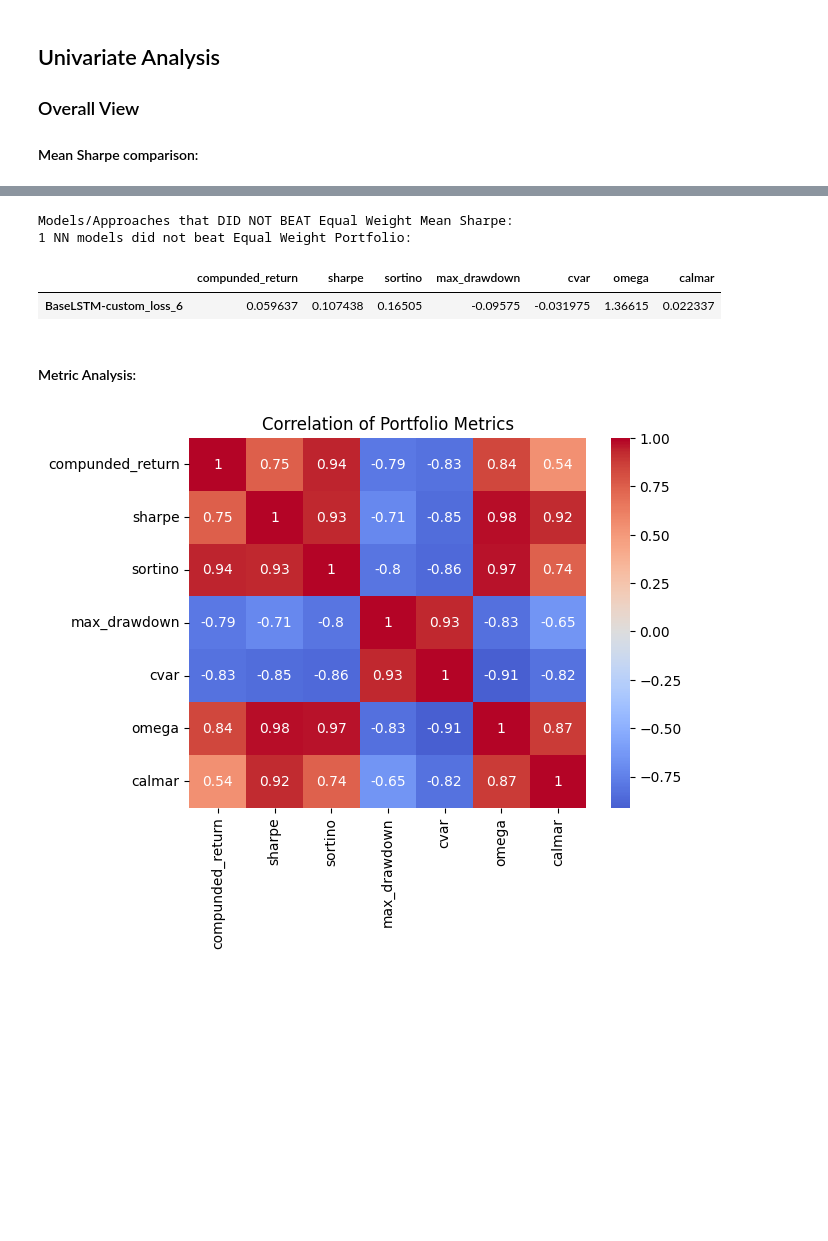
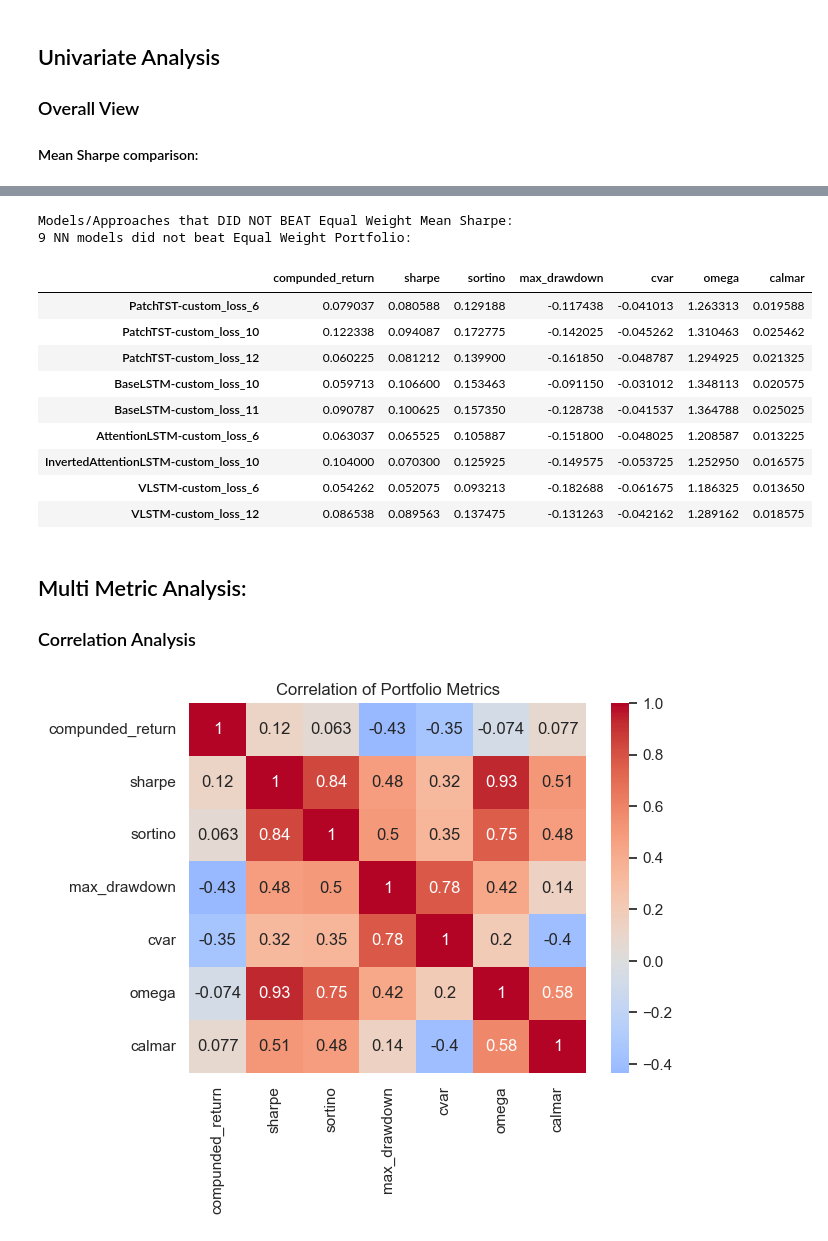
Before and after one commit to travisdesell/exact, a Jupyter notebook: financial_loss_functions/exploration/wfv_analysis.ipynb, the cells around one changed output, grey strips where cells are left out. Drawn from its saved outputs; the diff is of its cells as text; code cells hidden in the pictures; blank space fills up the shorter version.

```diff
--- a/financial_loss_functions/exploration/wfv_analysis.ipynb
+++ b/financial_loss_functions/exploration/wfv_analysis.ipynb
@@ -62,21 +129,8 @@ Average Portfolio Performance Over All Steps:
 ### Overall View
 #### Mean Sharpe comparison:
 # %%
-EQ_WT_NAME = 'Equal_Weight'
-SP500_NAME = 'S&P500'
 
-TradModelLibrary.autodiscover('src.models')
-all_benches = TradModelLibrary.list_models()
-all_benches.extend([EQ_WT_NAME, SP500_NAME])
-
-# Filter models that beat Equal Weight Portfolio
-filtered_perf, _ = filter_models(
-    avg_perf, EQ_WT_NAME, 'sharpe', all_benches
-)
-
-filtered_perf = filtered_perf.sort_values(by='sharpe', ascending=False)
 filtered_perf['sharpe'].plot.bar(title='Mean Sharpe vs Optimizer')
 print('Models/Approaches that BEAT Equal Weight Mean Sharpe:')
-filtered_perf
 # %% [output]
 Models/Approaches that BEAT Equal Weight Mean Sharpe:
@@ -92,10 +138,18 @@ Models/Approaches that BEAT Equal Weight Mean Sharpe:
 # %%
 print('Models/Approaches that DID NOT BEAT Equal Weight Mean Sharpe:')
-no_beat = avg_perf.drop(filtered_perf.index, axis=0)
+no_beat = all_avg_perf.drop(filtered_perf.index, axis=0)
 print(f'{len(no_beat)} NN models did not beat Equal Weight Portfolio:')
 no_beat
 # %% [output]
 Models/Approaches that DID NOT BEAT Equal Weight Mean Sharpe:
-1 NN models did not beat Equal Weight Portfolio:
+9 NN models did not beat Equal Weight Portfolio:
 |  | compunded_return | sharpe | sortino | max_drawdown | cvar | omega | calmar |
-| BaseLSTM-custom_loss_6 | 0.059637 | 0.107438 | 0.16505 | -0.09575 | -0.031975 | 1.36615 | 0.022337 |
+| PatchTST-custom_loss_6 | 0.079037 | 0.080588 | 0.129188 | -0.117438 | -0.041013 | 1.263313 | 0.019588 |
+| PatchTST-custom_loss_10 | 0.122338 | 0.094087 | 0.172775 | -0.142025 | -0.045262 | 1.310463 | 0.025462 |
+| PatchTST-custom_loss_12 | 0.060225 | 0.081212 | 0.139900 | -0.161850 | -0.048787 | 1.294925 | 0.021325 |
+| BaseLSTM-custom_loss_10 | 0.059713 | 0.106600 | 0.153463 | -0.091150 | -0.031012 | 1.348113 | 0.020575 |
+| BaseLSTM-custom_loss_11 | 0.090787 | 0.100625 | 0.157350 | -0.128738 | -0.041537 | 1.364788 | 0.025025 |
+| AttentionLSTM-custom_loss_6 | 0.063037 | 0.065525 | 0.105887 | -0.151800 | -0.048025 | 1.208587 | 0.013225 |
+| InvertedAttentionLSTM-custom_loss_10 | 0.104000 | 0.070300 | 0.125925 | -0.149575 | -0.053725 | 1.252950 | 0.016575 |
+| VLSTM-custom_loss_6 | 0.054262 | 0.052075 | 0.093213 | -0.182688 | -0.061675 | 1.186325 | 0.013650 |
+| VLSTM-custom_loss_12 | 0.086538 | 0.089563 | 0.137475 | -0.131263 | -0.042162 | 1.289162 | 0.018575 |
@@ -102,7 +161,9 @@ Models/Approaches that DID NOT BEAT Equal Weight Mean Sharpe:
 # %% [markdown]
-#### Metric Analysis:
+## Multi Metric Analysis:
+
+### Correlation Analysis
 # %%
-corr = avg_perf.corr()
+corr = filtered_perf.corr()
 
 # Plot heatmap
 plt.figure()
@@ -110,7 +171,7 @@ sns.heatmap(corr, annot=True, cmap='coolwarm', center=0)
 plt.title('Correlation of Portfolio Metrics')
 plt.show()
 # %% [output]
-[figure, old version]
+[figure, new version]
 # %%
 def high_corr_with_each_metric(corr, threshold=0.8):
     for metric in corr.columns:
```
Also changed, not shown: parts of 20 cells of this notebook, 1 other file.
